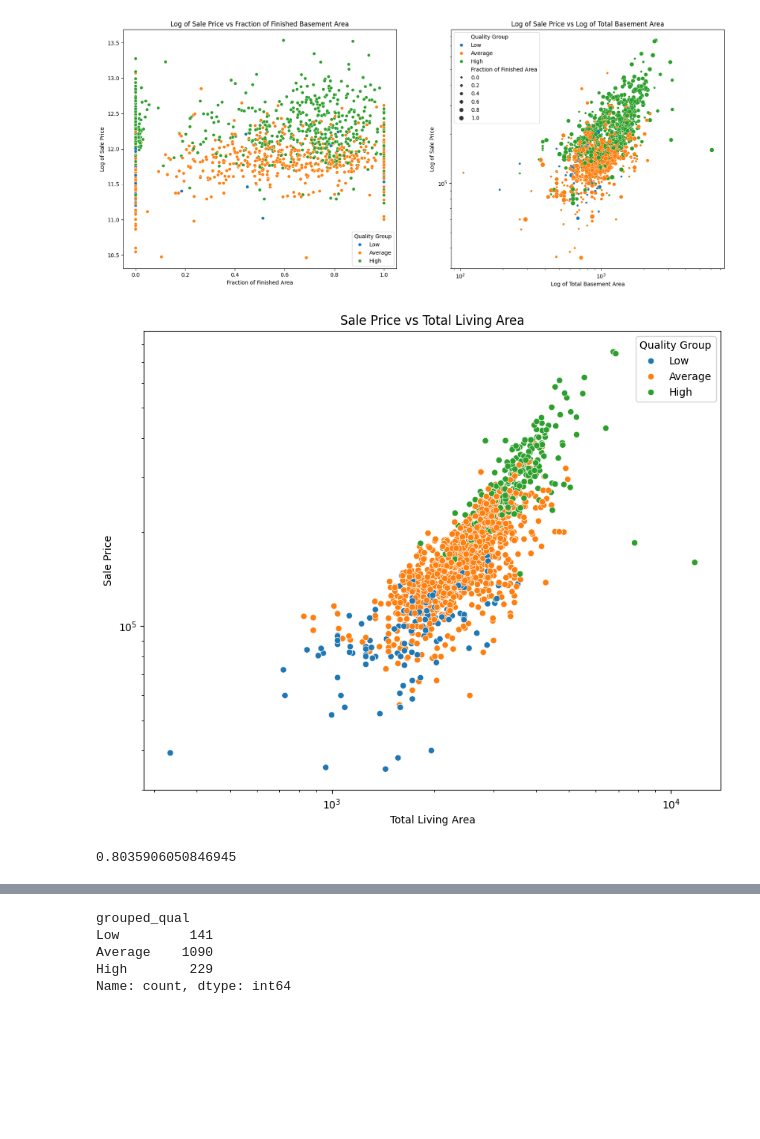
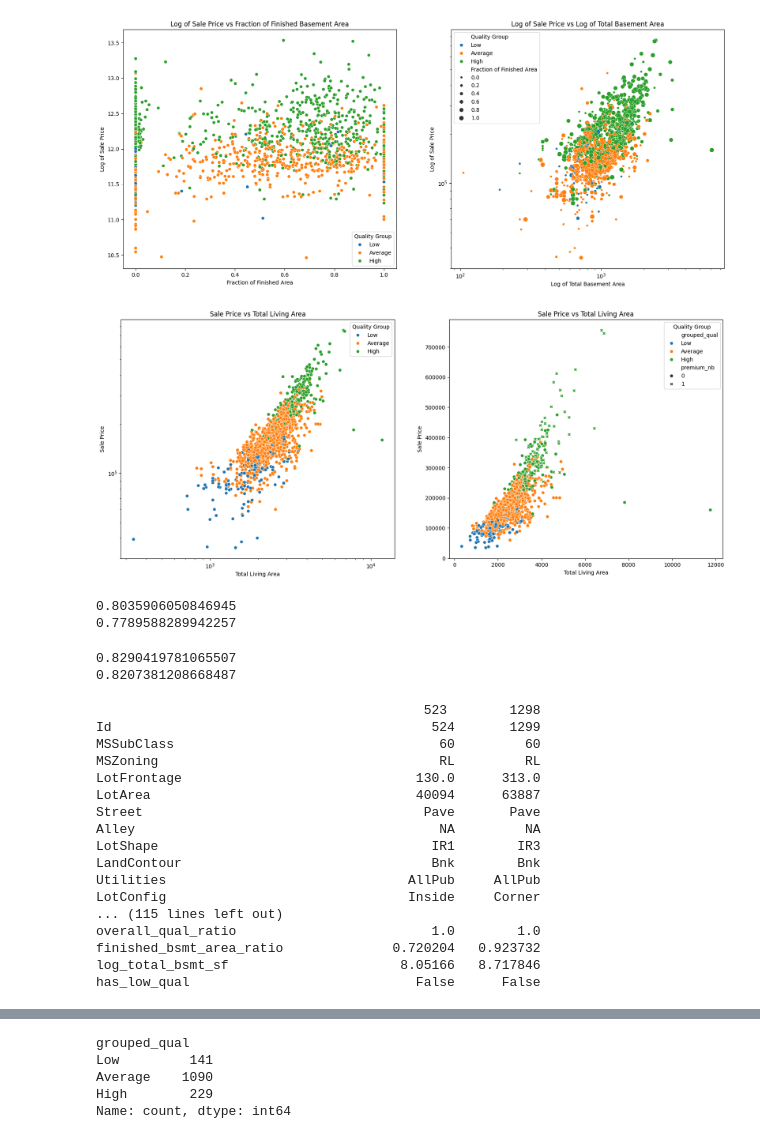
Before and after one commit to Drolfothesgnir/house_prices, a Jupyter notebook: EDA/LivingConditions.ipynb, the cells around one changed output, grey strips where cells are left out. Cells and saved outputs as stored; diff of their text form; code cells hidden in the pictures; blank space fills up the shorter version.

```diff
--- a/EDA/LivingConditions.ipynb
+++ b/EDA/LivingConditions.ipynb
@@ -370,20 +392,29 @@ plt.show()
 [figure]
 # %%
 df["has_low_qual"] = np.where(df["grouped_qual"].astype(str) == "Low", True, False)
-# %%
-df["total_liv_area"] = df["TotalBsmtSF"] + df["GrLivArea"]
-
-fig, ax = plt.subplots(figsize=(10, 8))
-sns.scatterplot(data=df, x = "total_liv_area", y = "SalePrice", hue="grouped_qual", ax = ax)
-plt.xscale("log")
-plt.yscale("log")
-plt.title("Sale Price vs Total Living Area")
-plt.xlabel("Total Living Area")
-plt.ylabel("Sale Price")
-plt.legend(title = "Quality Group")
-plt.show()
-
-print(df["log_sale_price"].corr(np.log(df["total_liv_area"])))
-# %% [output]
-[figure, removed]
-0.8035906050846945
+# %%
+fig, (ax1, ax2) = plt.subplots(1, 2, figsize=(20, 8))
+ax1.set(xscale="log", yscale="log", xlabel="Total Living Area", ylabel="Sale Price")
+ax1.set_title("Sale Price vs Total Living Area")
+sns.scatterplot(data=df, x="total_liv_area", y="SalePrice", hue="grouped_qual", ax=ax1)
+ax1.legend(title="Quality Group")
+
+ax2.set(xlabel="Total Living Area", ylabel="Sale Price")
+ax2.set_title("Sale Price vs Total Living Area")
+sns.scatterplot(
+    data=df,
+    x="total_liv_area",
+    y="SalePrice",
+    hue="grouped_qual",
+    style="premium_nb",
+    ax=ax2,
+)
+ax2.legend(title="Quality Group")
+plt.show()
+
+print(df["log_sale_price"].corr(np.log(df["total_liv_area"])))
+print(df["SalePrice"].corr(df["total_liv_area"]))
+# %% [output]
+[figure, added]
+0.8035906050846945
+0.7789588289942257
@@ -389,0 +462,27 @@ print(df["log_sale_price"].corr(np.log(df["total_liv_area"])))
+# %%
+df_1 = df[~df["Id"].isin([524, 1299])]
+print(df_1["SalePrice"].corr(df["total_liv_area"]))
+print(df_1["log_sale_price"].corr(df["total_liv_area"]))
+# %% [output]
+0.8290419781065507
+0.8207381208668487
+# %%
+print(df[df["Id"].isin([524, 1299])].transpose())
+# %% [output]
+                                          523        1298
+Id                                         524       1299
+MSSubClass                                  60         60
+MSZoning                                    RL         RL
+LotFrontage                              130.0      313.0
+LotArea                                  40094      63887
+Street                                    Pave       Pave
+Alley                                       NA         NA
+LotShape                                   IR1        IR3
+LandContour                                Bnk        Bnk
+Utilities                               AllPub     AllPub
+LotConfig                               Inside     Corner
+... (115 lines left out)
+overall_qual_ratio                         1.0        1.0
+finished_bsmt_area_ratio              0.720204   0.923732
+log_total_bsmt_sf                      8.05166   8.717846
+has_low_qual                             False      False
```
Also changed, not shown: parts of 25 cells of this notebook, 4 other files.
